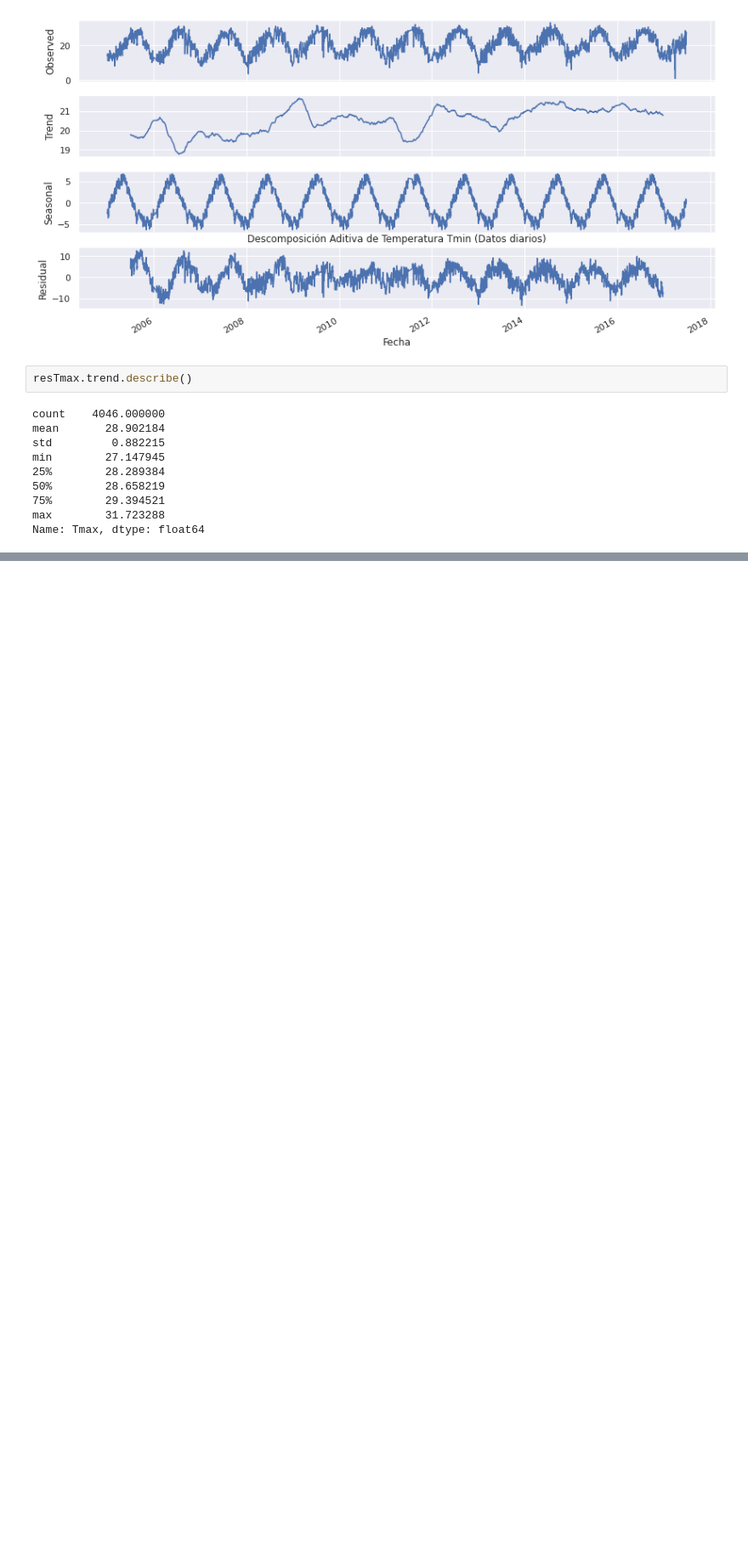
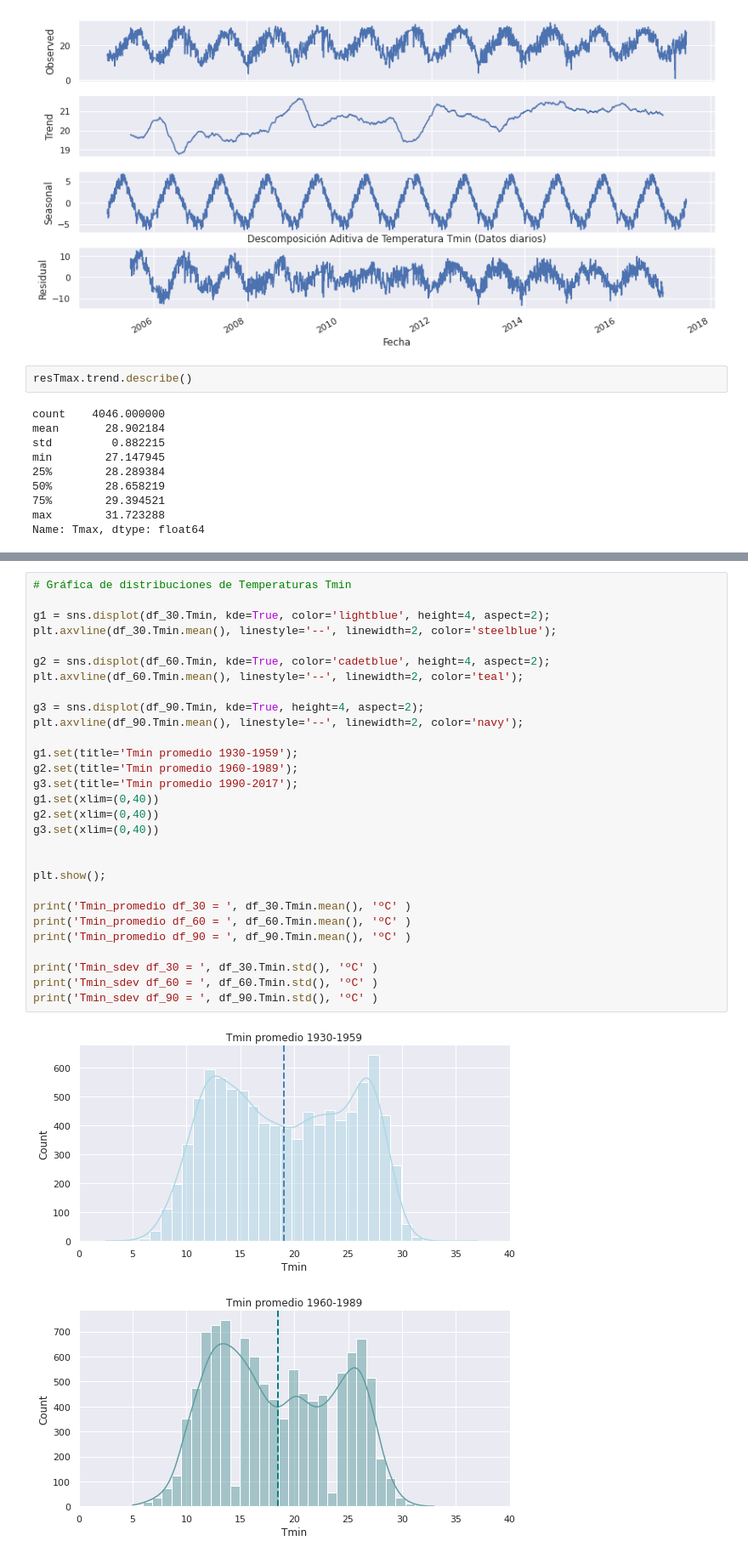
Before and after one commit to carloslizarragac/FisicaComputacional1, a Jupyter notebook: Actividad5.ipynb, the cells around one changed output, grey strips where cells are left out. Shown at 85% size. Saved outputs shown, nothing was run; the diff lists cells and outputs as text; blank space fills up the shorter version.

```diff
--- a/Actividad5.ipynb
+++ b/Actividad5.ipynb
@@ -613,0 +648,32 @@ Name: Tmax, dtype: float64
+# %%
+# Gráfica de distribuciones de Temperaturas Tmin
+
+g1 = sns.displot(df_30.Tmin, kde=True, color='lightblue', height=4, aspect=2);
+plt.axvline(df_30.Tmin.mean(), linestyle='--', linewidth=2, color='steelblue');
+
+g2 = sns.displot(df_60.Tmin, kde=True, color='cadetblue', height=4, aspect=2);
+plt.axvline(df_60.Tmin.mean(), linestyle='--', linewidth=2, color='teal');
+
+g3 = sns.displot(df_90.Tmin, kde=True, height=4, aspect=2);
+plt.axvline(df_90.Tmin.mean(), linestyle='--', linewidth=2, color='navy');
+
+g1.set(title='Tmin promedio 1930-1959');
+g2.set(title='Tmin promedio 1960-1989');
+g3.set(title='Tmin promedio 1990-2017');
+g1.set(xlim=(0,40))
+g2.set(xlim=(0,40))
+g3.set(xlim=(0,40))
+
+
+plt.show();
+
+print('Tmin_promedio df_30 = ', df_30.Tmin.mean(), 'ºC' )
+print('Tmin_promedio df_60 = ', df_60.Tmin.mean(), 'ºC' )
+print('Tmin_promedio df_90 = ', df_90.Tmin.mean(), 'ºC' )
+
+print('Tmin_sdev df_30 = ', df_30.Tmin.std(), 'ºC' )
+print('Tmin_sdev df_60 = ', df_60.Tmin.std(), 'ºC' )
+print('Tmin_sdev df_90 = ', df_90.Tmin.std(), 'ºC' )
+# %% [output]
+[figure, added]
+[figure, added]
```
Also changed, not shown: parts of 4 cells of this notebook.
